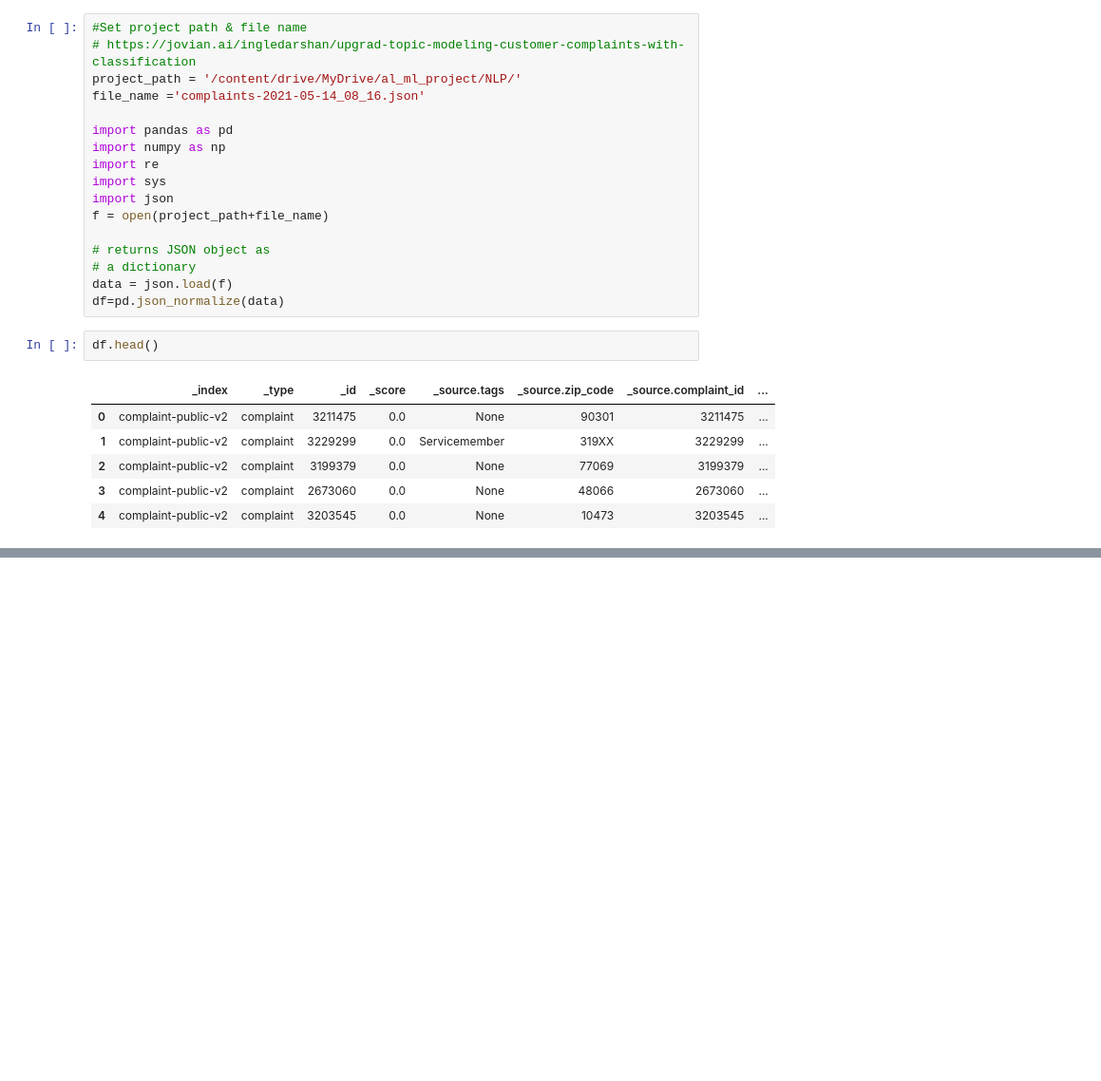
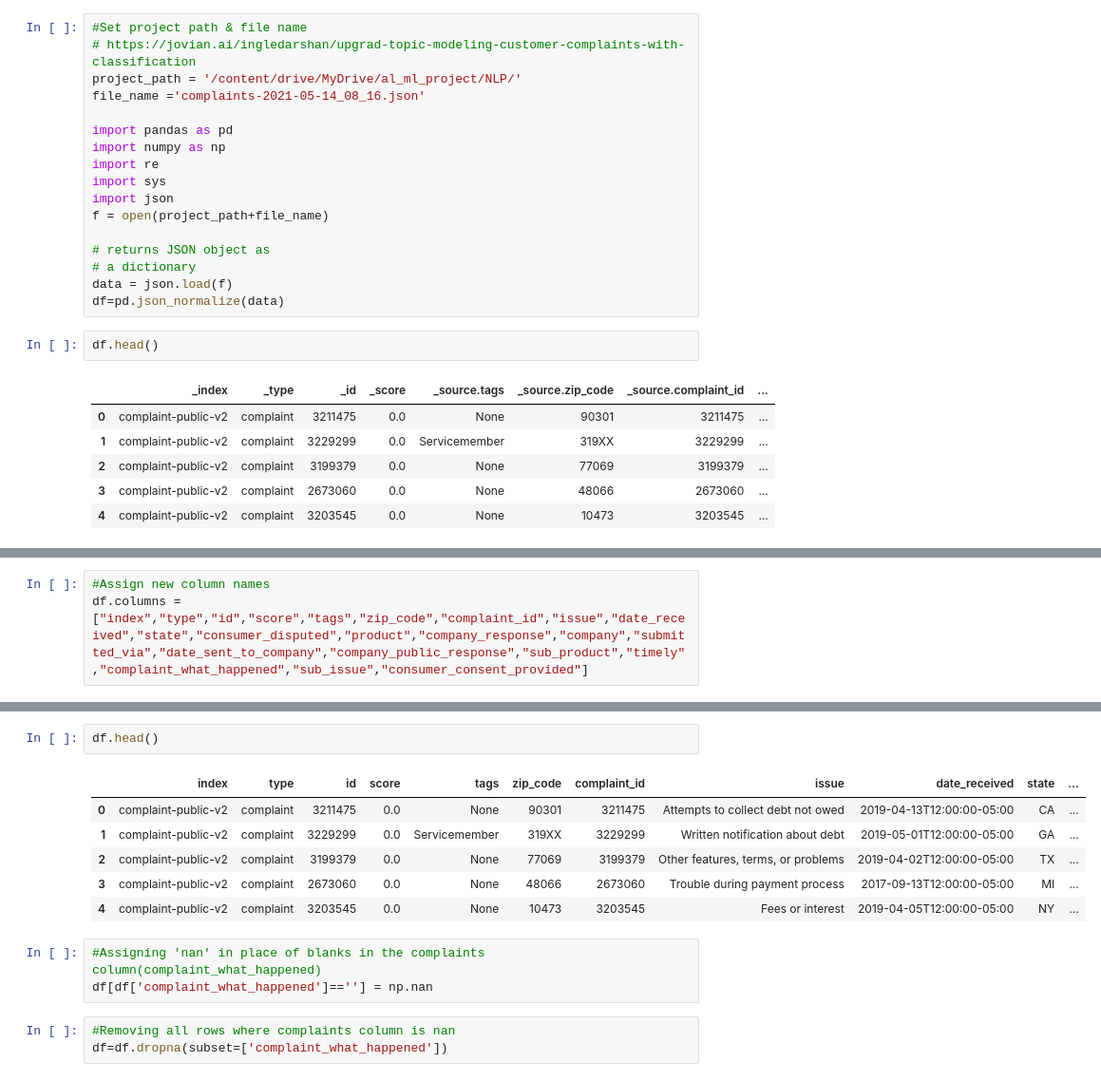
Before and after one commit to chaturvediajay/NLP, a Jupyter notebook: Automatic_Ticket_Classification.ipynb, the cells around one changed output, grey strips where cells are left out. Shown: that part at 95% size. Drawn from its saved outputs; the diff is of its cells as text; blank space fills up the shorter version.

```diff
--- a/Automatic_Ticket_Classification.ipynb
+++ b/Automatic_Ticket_Classification.ipynb
@@ -128,0 +148,3 @@ df.head()
+# %%
+#Assign new column names
+df.columns = ["index","type","id","score","tags","zip_code","complaint_id","issue","date_received","state","consumer_disputed","product","company_response","company","submitted_via","date_sent_to_company","company_public_response","sub_product","timely","complaint_what_happened","sub_issue","consumer_consent_provided"]
@@ -128,0 +171,15 @@ df.head()
+# %%
+df.head()
+# %% [output]
+|  | index | type | id | score | tags | zip_code | complaint_id | issue | date_received | state | ... |
+| 0 | complaint-public-v2 | complaint | 3211475 | 0.0 | None | 90301 | 3211475 | Attempts to collect debt not owed | 2019-04-13T12:00:00-05:00 | CA | ... |
+| 1 | complaint-public-v2 | complaint | 3229299 | 0.0 | Servicemember | 319XX | 3229299 | Written notification about debt | 2019-05-01T12:00:00-05:00 | GA | ... |
+| 2 | complaint-public-v2 | complaint | 3199379 | 0.0 | None | 77069 | 3199379 | Other features, terms, or problems | 2019-04-02T12:00:00-05:00 | TX | ... |
+| 3 | complaint-public-v2 | complaint | 2673060 | 0.0 | None | 48066 | 2673060 | Trouble during payment process | 2017-09-13T12:00:00-05:00 | MI | ... |
+| 4 | complaint-public-v2 | complaint | 3203545 | 0.0 | None | 10473 | 3203545 | Fees or interest | 2019-04-05T12:00:00-05:00 | NY | ... |
+# %%
+#Assigning 'nan' in place of blanks in the complaints column(complaint_what_happened)
+df[df['complaint_what_happened']==''] = np.nan
+# %%
+#Removing all rows where complaints column is nan
+df=df.dropna(subset=['complaint_what_happened'])
```
Also changed, not shown: parts of 13 cells of this notebook.
